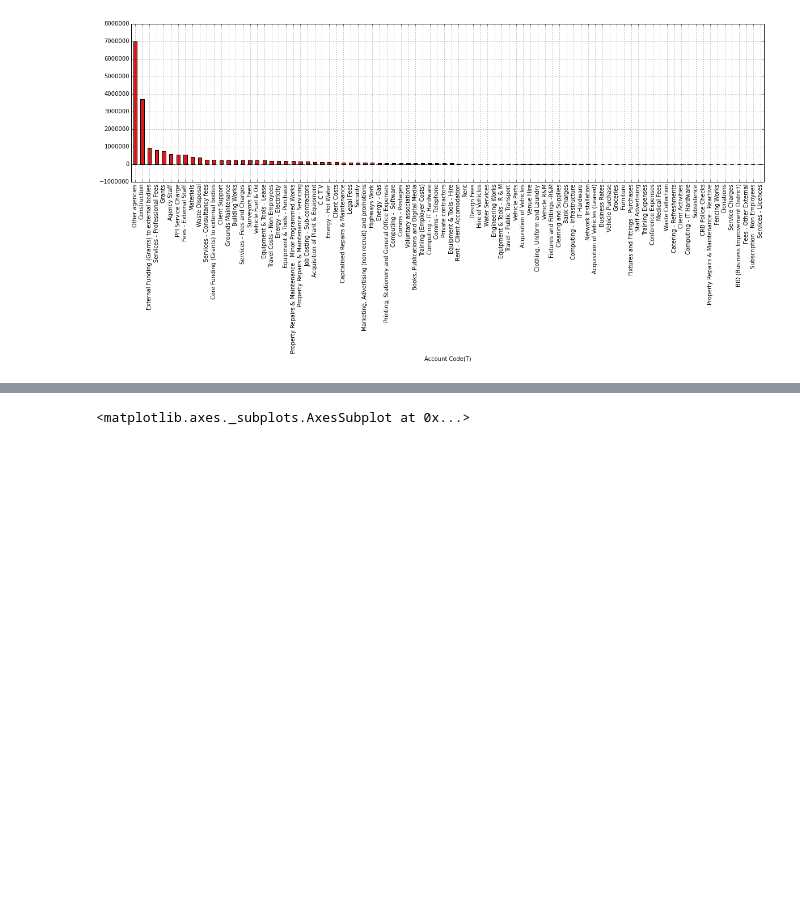
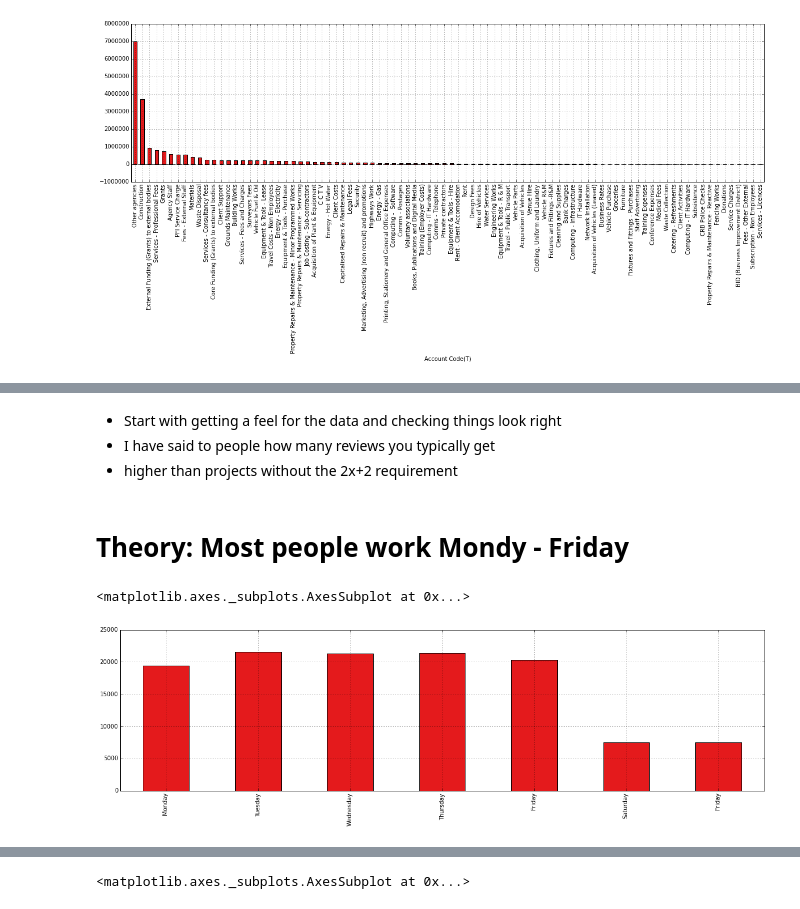
Before and after one commit to d0ugal/metareview, a Jupyter notebook: presentation.ipynb, the cells around one changed output, grey strips where cells are left out. Cells and saved outputs as stored; diff of their text form; code cells hidden in the pictures; blank space fills up the shorter version.

```diff
--- a/presentation.ipynb
+++ b/presentation.ipynb
@@ -353,0 +221,17 @@ by_group['Code-Review.total'].aggregate([np.mean, np.std]).plot(kind='bar')
+# %% [markdown]
+- Start with getting a feel for the data and checking things look right
+- I have said to people how many reviews you typically get
+- higher than projects without the 2x+2 requirement
+# %% [markdown]
+# Theory: Most people work Mondy - Friday
+# %%
+# Which day is the most popular for submitting reviews? (localised)
+df_local = df.set_index('created.local')
+df_local['weekday'] = df_local.index.weekday
+days = ['Monday', 'Tuesday', 'Wednesday', 'Thursday', 'Friday', 'Saturday', 'Friday']
+counts_by_day = df_local[df_local.weekday >= 0 ].groupby('weekday').count()
+counts_by_day.index = days
+counts_by_day['_number'].plot(kind='bar')
+# %% [output]
+<matplotlib.axes._subplots.AxesSubplot at 0x...>
+[figure, added]
```
Also changed, not shown: parts of 77 cells of this notebook, 2 other files.
